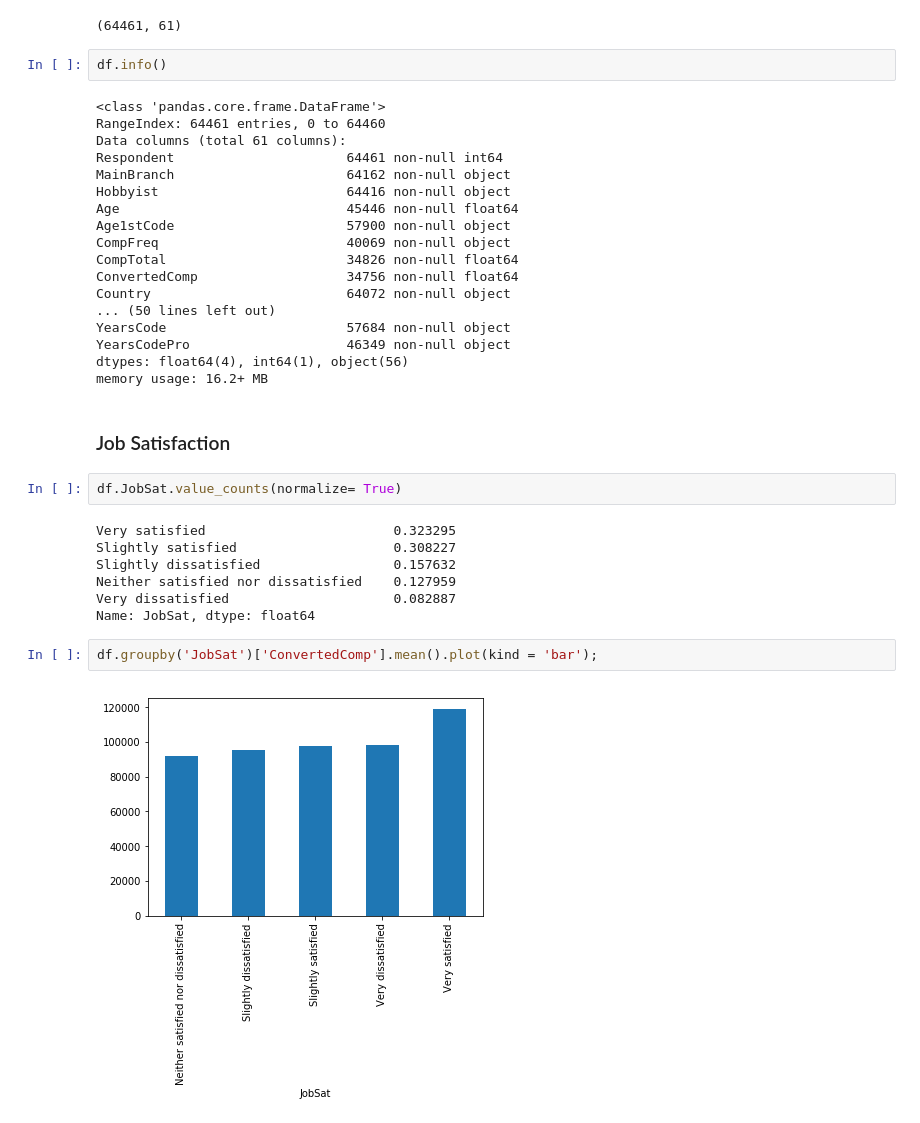
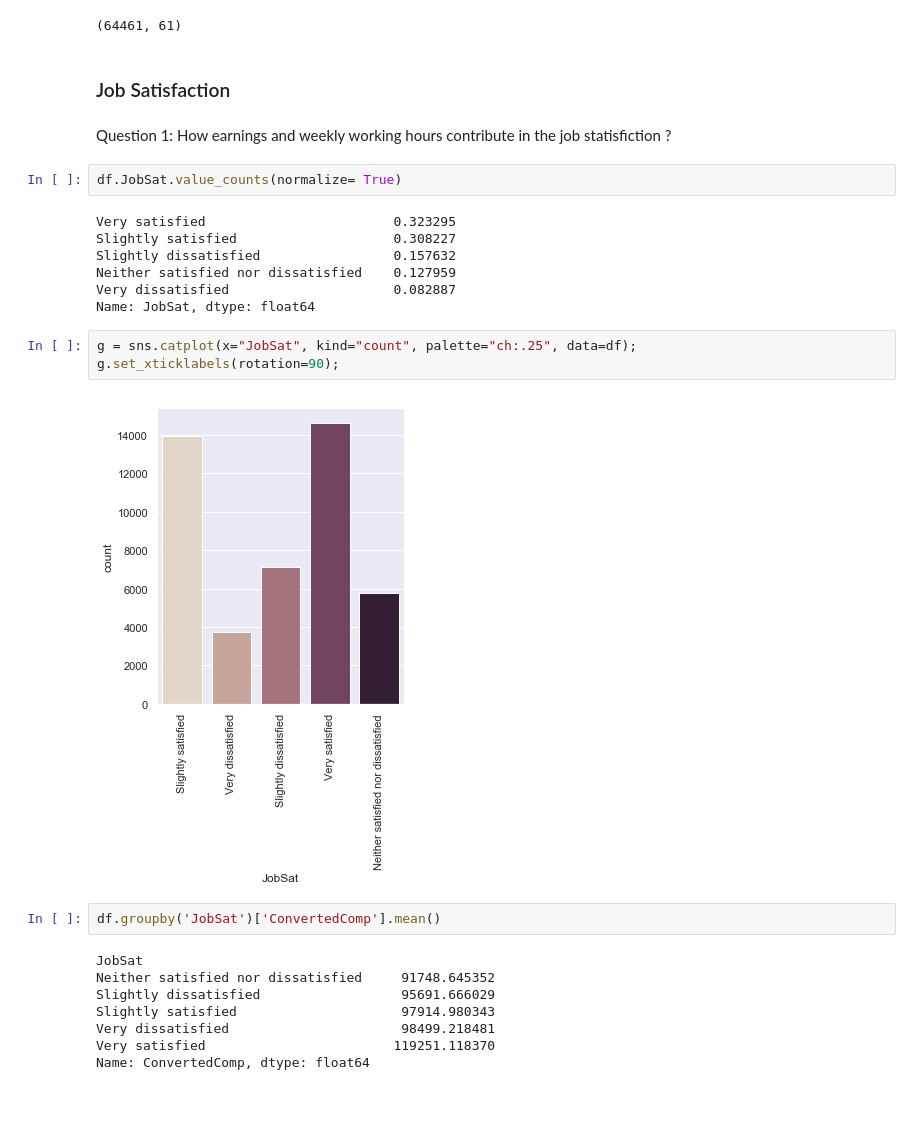
Before and after one commit to AmiraSwedan/2020-DevSurvey-StackOverflow, a Jupyter notebook: Analyzing 2020 Developers Survey.ipynb, the cells around one changed output. Saved outputs shown, nothing was run; the diff lists cells and outputs as text.

Commit message:
Add visuals

```diff
--- a/Analyzing 2020 Developers Survey.ipynb
+++ b/Analyzing 2020 Developers Survey.ipynb
@@ -32,28 +35,10 @@ df.describe()
 df.shape
 # %% [output]
 (64461, 61)
-# %%
-df.info()
-# %% [output]
-<class 'pandas.core.frame.DataFrame'>
-RangeIndex: 64461 entries, 0 to 64460
-Data columns (total 61 columns):
-Respondent                      64461 non-null int64
-MainBranch                      64162 non-null object
-Hobbyist                        64416 non-null object
-Age                             45446 non-null float64
-Age1stCode                      57900 non-null object
-CompFreq                        40069 non-null object
-CompTotal                       34826 non-null float64
-ConvertedComp                   34756 non-null float64
-Country                         64072 non-null object
-... (50 lines left out)
-YearsCode                       57684 non-null object
-YearsCodePro                    46349 non-null object
-dtypes: float64(4), int64(1), object(56)
-memory usage: 16.2+ MB
 # %% [markdown]
 ### Job Satisfaction
+# %% [markdown]
+Question 1: How earnings and weekly working hours contribute in the job statisfiction ?
 # %%
 df.JobSat.value_counts(normalize= True)
 # %% [output]
@@ -63,7 +48,18 @@ Slightly dissatisfied                 0.157632
 Neither satisfied nor dissatisfied    0.127959
 Very dissatisfied                     0.082887
 Name: JobSat, dtype: float64
+# %%
+g = sns.catplot(x="JobSat", kind="count", palette="ch:.25", data=df);
+g.set_xticklabels(rotation=90);
+# %% [output]
+[figure, added]
 # %%
-df.groupby('JobSat')['ConvertedComp'].mean().plot(kind = 'bar');
+df.groupby('JobSat')['ConvertedComp'].mean()
 # %% [output]
-[figure, removed]
+JobSat
+Neither satisfied nor dissatisfied     91748.645352
+Slightly dissatisfied                  95691.666029
+Slightly satisfied                     97914.980343
+Very dissatisfied                      98499.218481
+Very satisfied                        119251.118370
+Name: ConvertedComp, dtype: float64
```
Also changed, not shown: parts of 26 cells of this notebook.
